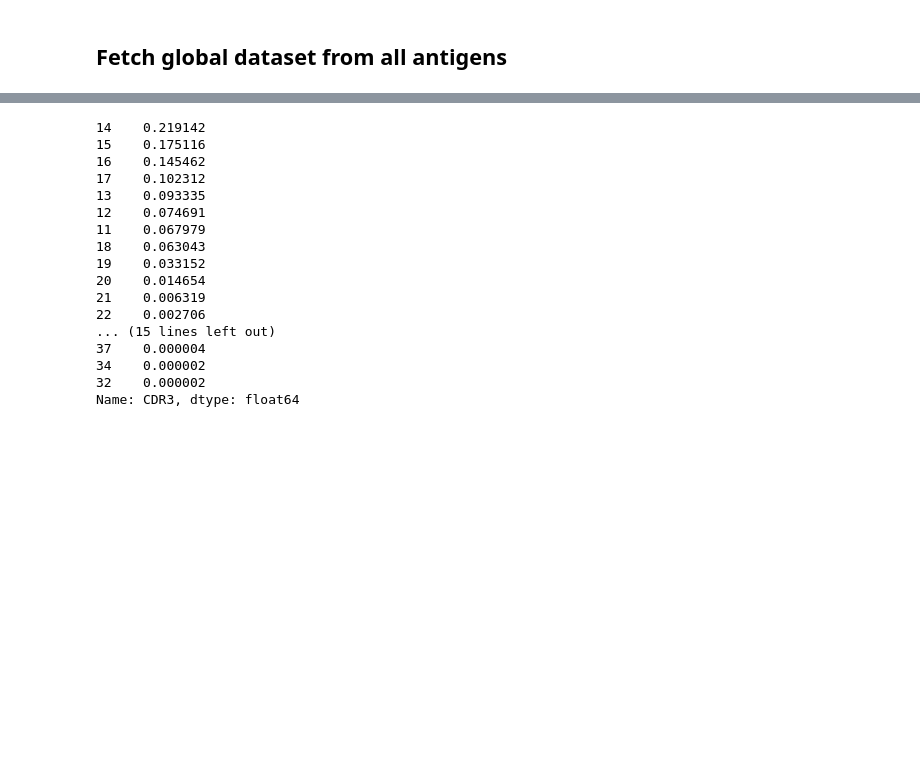
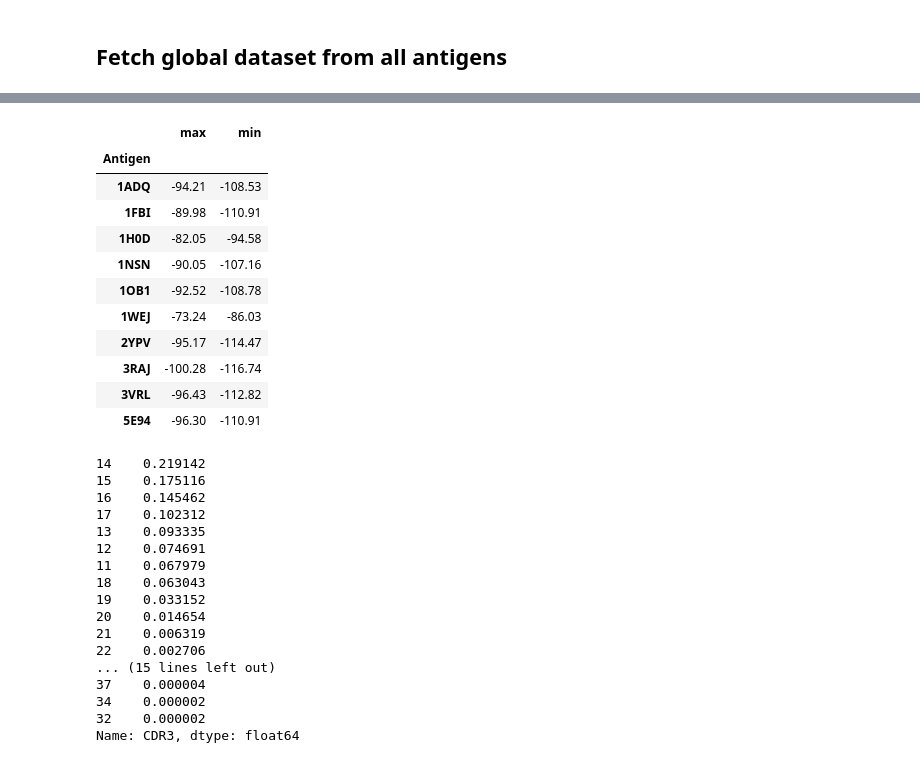
Before and after one commit to csi-greifflab/negative-class-optimization, a Jupyter notebook: notebooks/01_Explore.ipynb, the cells around one changed output, grey strips where cells are left out. Drawn from its saved outputs; the diff is of its cells as text; code cells hidden in the pictures; blank space fills up the shorter version.

```diff
--- a/notebooks/01_Explore.ipynb
+++ b/notebooks/01_Explore.ipynb
@@ -47,3 +45,18 @@ df_global
+# %%
+df_global.groupby("Antigen")["Energy"].agg(["max", "min"])
+# %% [output]
+|  | max | min |
+| Antigen |  |  |
+| 1ADQ | -94.21 | -108.53 |
+| 1FBI | -89.98 | -110.91 |
+| 1H0D | -82.05 | -94.58 |
+| 1NSN | -90.05 | -107.16 |
+| 1OB1 | -92.52 | -108.78 |
+| 1WEJ | -73.24 | -86.03 |
+| 2YPV | -95.17 | -114.47 |
+| 3RAJ | -100.28 | -116.74 |
+| 3VRL | -96.43 | -112.82 |
+| 5E94 | -96.30 | -110.91 |
 # %%
 cdr3_lengths = df_global["CDR3"].str.len().value_counts()
 cdr3_lengths = cdr3_lengths / cdr3_lengths.sum()
```
Also changed, not shown: parts of 2 cells of this notebook, 14 other files.
